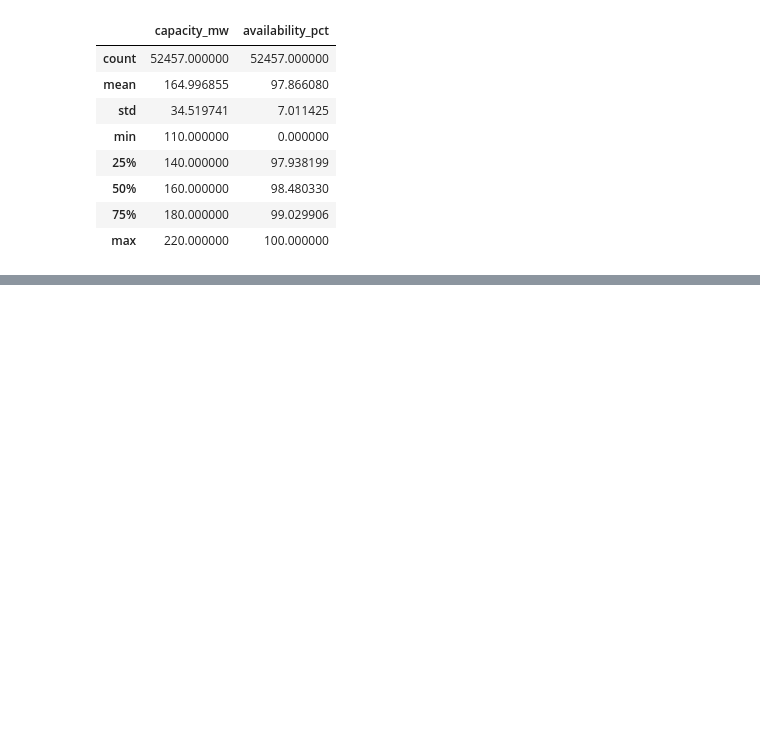
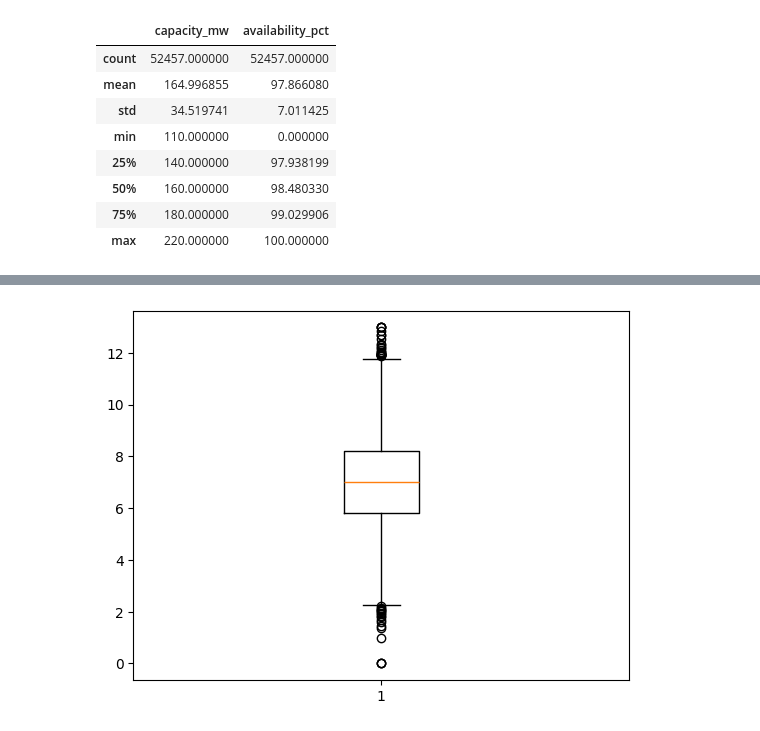
Before and after one commit to sadamhabnawi28/GreenGrid_Energy_Project, a Jupyter notebook: scripts/data_cleaning.ipynb, the cells around one changed output, grey strips where cells are left out. Cells and saved outputs as stored; diff of their text form; code cells hidden in the pictures; blank space fills up the shorter version.

```diff
--- a/scripts/data_cleaning.ipynb
+++ b/scripts/data_cleaning.ipynb
@@ -436,0 +514,5 @@ df_scada.describe()
+# %%
+plt.boxplot(df_weather["wind_speed_mps"])
+plt.show()
+# %% [output]
+[figure, added]
```
Also changed, not shown: parts of 12 cells of this notebook.
